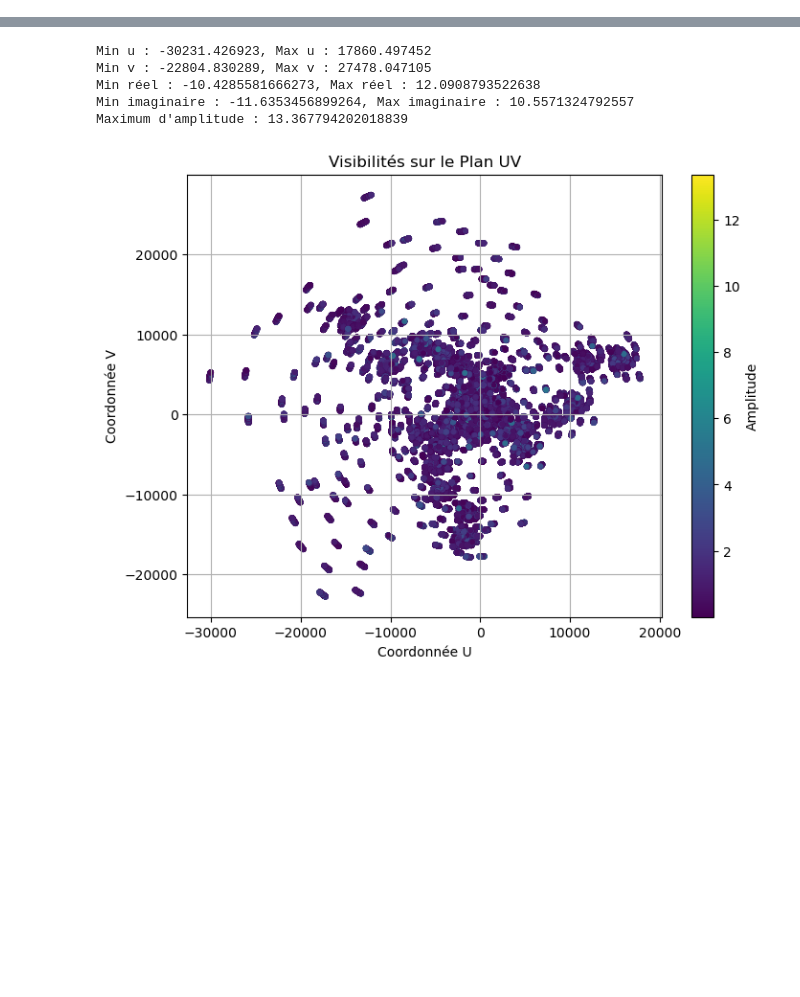
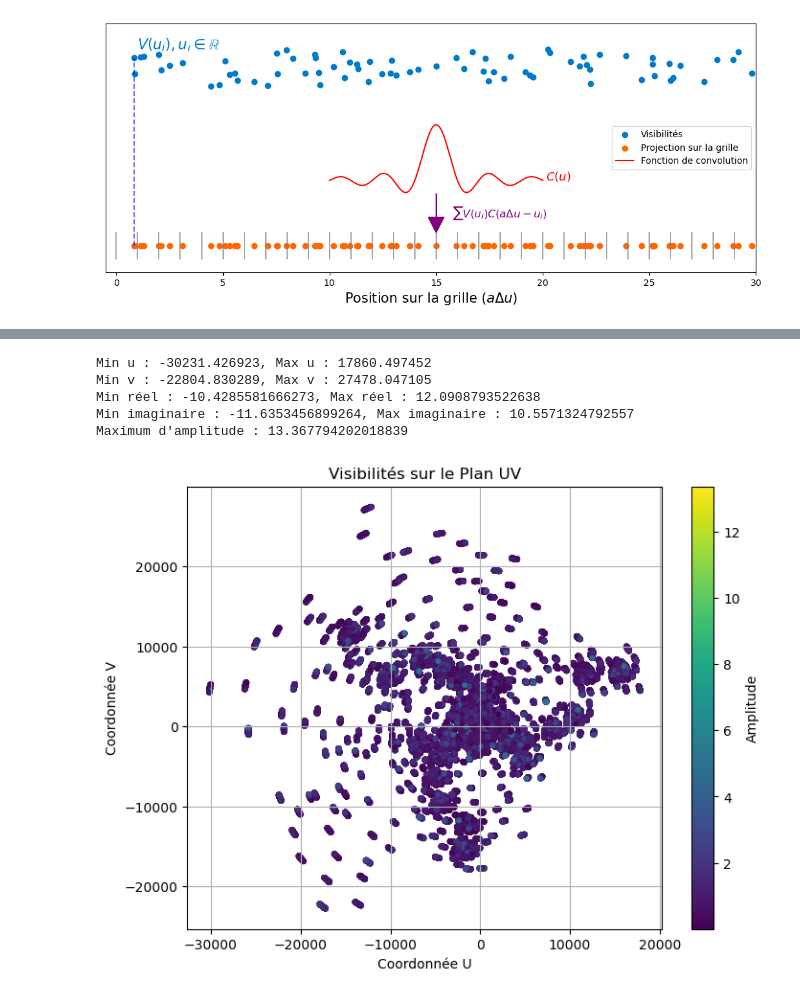
Before and after one commit to Ophelie-Renaud/measurementset-simulator, a Jupyter notebook: dataflow_simulator/ms_from_fits_dataflow.ipynb, the cells around one changed output, grey strips where cells are left out. Saved outputs shown, nothing was run; the diff lists cells and outputs as text; code cells hidden in the pictures; blank space fills up the shorter version.

```diff
--- a/dataflow_simulator/ms_from_fits_dataflow.ipynb
+++ b/dataflow_simulator/ms_from_fits_dataflow.ipynb
@@ -0,0 +10,53 @@
+# %%
+import numpy as np
+import matplotlib.pyplot as plt
+
+def kaiser_bessel_kernel(x, alpha=0.5, a=5):
+    return np.sinc(x) * np.i0(alpha * np.sqrt(1 - (x/a)**2))
+
+# Paramètres de la grille et des visibilités
+N = 30  # Nombre de points sur la grille
+dx = 1  # Pas de la grille
+a = np.arange(N)  # Indices de la grille
+M = 75  # Nombre de visibilités
+
+# Position du point de convolution
+center_pos = (N // 2) * dx
+conv_half_width = 5 * dx
+conv_x = np.linspace(-conv_half_width, conv_half_width, 1000)
+
+# Génération des visibilités aléatoires
+vis_x = np.sort(np.random.rand(M) * N * dx)
+vis_values = 1.5 + np.random.rand(M) * 0.7 + 0.3
+
+# Création de la figure
+plt.figure(figsize=(13, 5))
+ax = plt.axes()
+ax.axes.get_yaxis().set_visible(False)
+
+# Affichage de la grille
+for x in a * dx:
+    plt.plot([x, x], [-1.5, -1.0], color='gray', linestyle='-', alpha=0.7)
+
+# Affichage des visibilités
+plt.scatter(vis_x, vis_values, color='#007acc', label='Visibilités')
+plt.scatter(vis_x, np.ones(M) * -1.25, color='#ff6600', label='Projection sur la grille')
+plt.plot([vis_x[0], vis_x[0]], [-1.25, vis_values[0]], 'b--', alpha=0.6)
+
+# Affichage du kernel de convolution (Kaiser-Bessel)
+plt.plot(center_pos + conv_x, kaiser_bessel_kernel(conv_x), color='red', label='Fonction de convolution')
+
+# Texte explicatif
+plt.text(center_pos + 0.75, -0.70, r"$\sum{V(u_i)C(a\Delta{u}-u_i)}$", fontsize=12, color='purple')
+plt.text(center_pos + conv_half_width + 0.15, 0, "$C(u)$", fontsize=13, color='red')
+plt.text(1, 2.5, r"$V(u_i), u_i \in \mathbb{R}$", fontsize=16, color='#007acc')
+plt.arrow(center_pos, -0.25, 0, -0.45, head_width=0.75, head_length=0.3, fc='purple', ec='purple')
+
+# Ajustements des axes
+plt.ylim(-1.75, 3.0)
+plt.xlim(-0.5 * dx, N * dx)
+plt.xlabel(r"Position sur la grille ($a\Delta{u}$)", fontsize=15)
+plt.legend()
+plt.show()
+# %% [output]
+[figure, added]
```
Also changed, not shown: parts of 16 cells of this notebook, 51 other files.
